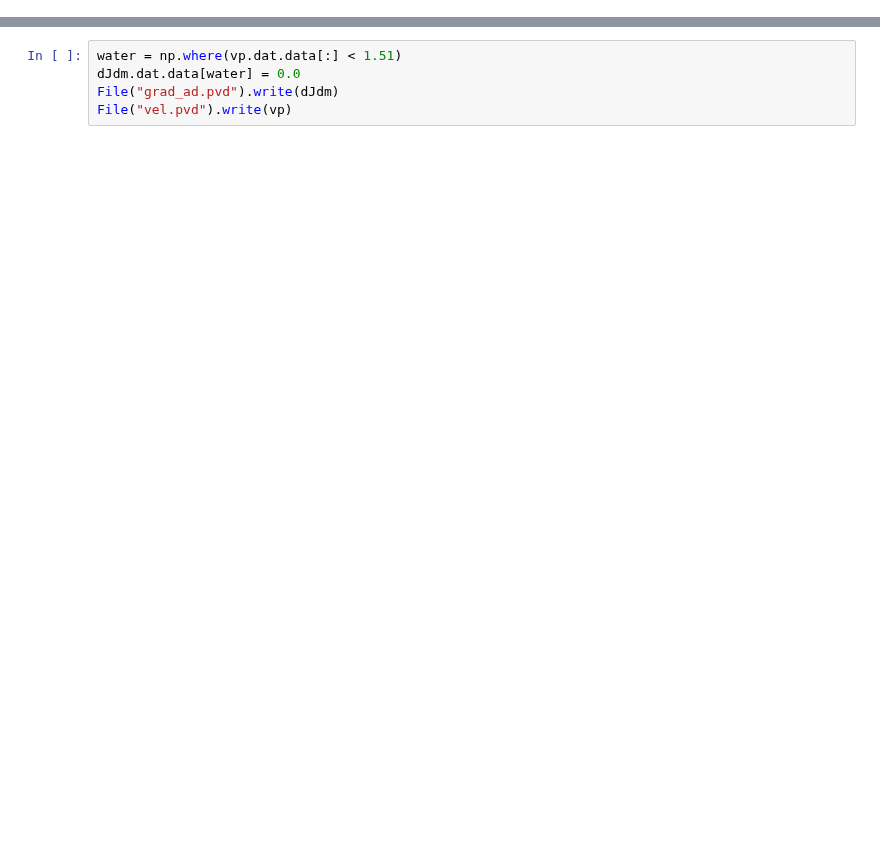
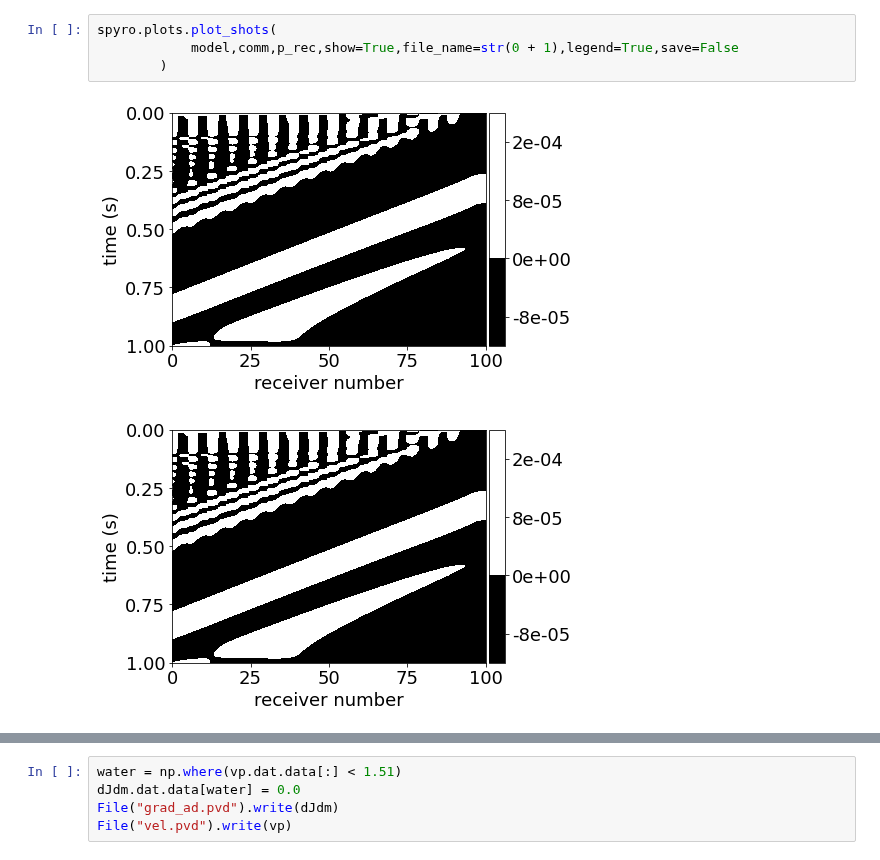
Before and after one commit to NDF-Poli-USP/spyro, a Jupyter notebook: notebooks/solver_aut_dif.ipynb, the cells around one changed output, grey strips where cells are left out. Saved outputs shown, nothing was run; the diff lists cells and outputs as text; blank space fills up the shorter version.

```diff
--- a/notebooks/solver_aut_dif.ipynb
+++ b/notebooks/solver_aut_dif.ipynb
@@ -138,3 +123,10 @@ for sn in range(0,model["acquisition"]["num_sources"]):
+# %%
+spyro.plots.plot_shots(
+            model,comm,p_rec,show=True,file_name=str(0 + 1),legend=True,save=False
+        )
+# %% [output]
+[figure, added]
+[figure, added]
 # %%
 fig, axes = plot.subplots()
 axes.set_aspect('equal')
```
Also changed, not shown: parts of 8 cells of this notebook, 10 other files.
